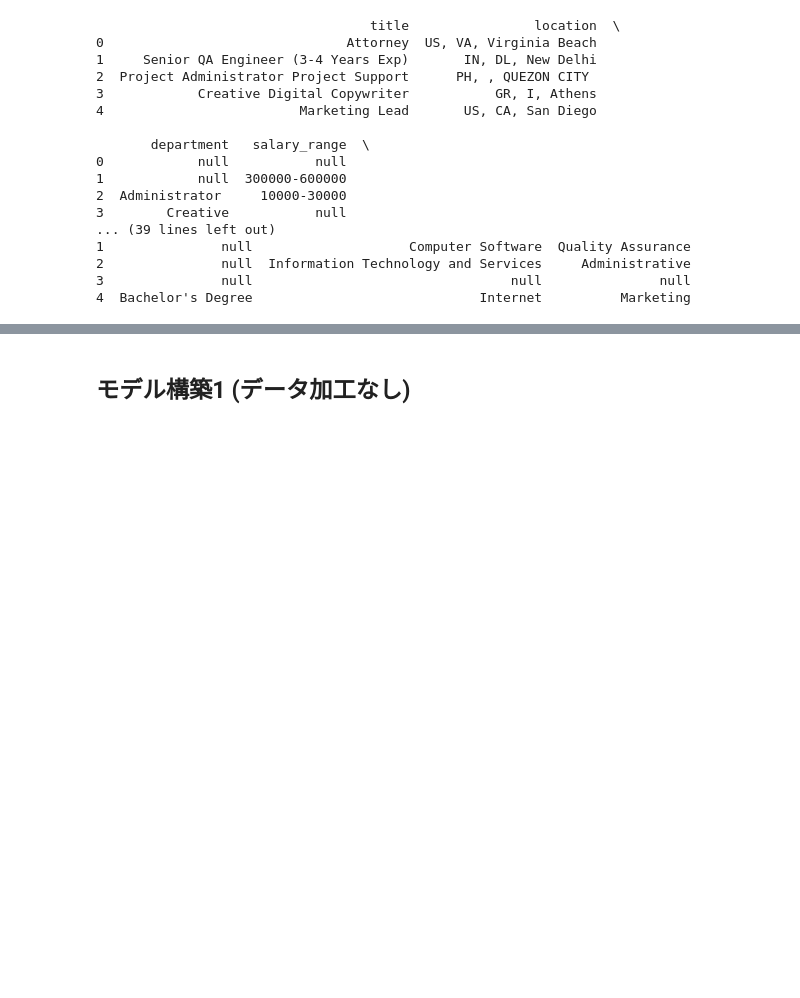
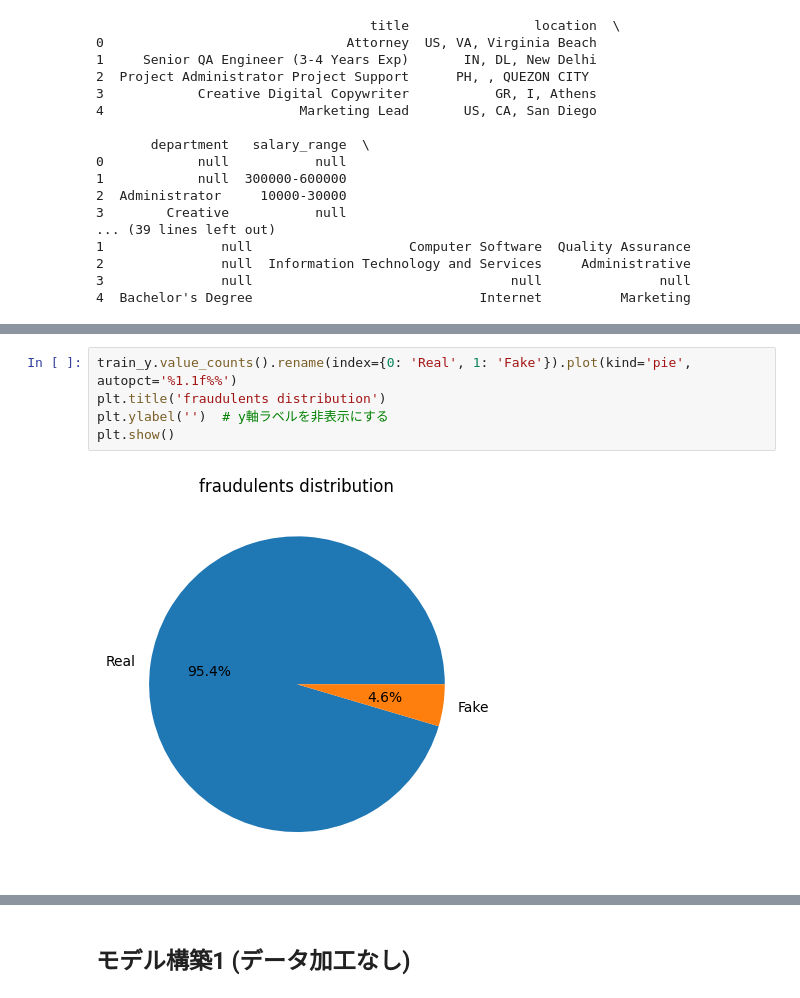
Before and after one commit to AK-8420/FastAPI-AI_vs_User, a Jupyter notebook: XGBoost_test.ipynb, the cells around one changed output, grey strips where cells are left out. Cells and saved outputs as stored; diff of their text form; blank space fills up the shorter version.

```diff
--- a/XGBoost_test.ipynb
+++ b/XGBoost_test.ipynb
@@ -68,0 +91,7 @@ ImportError: matplotlib is required for plotting when the default backend "matpl
+# %%
+train_y.value_counts().rename(index={0: 'Real', 1: 'Fake'}).plot(kind='pie', autopct='%1.1f%%')
+plt.title('fraudulents distribution')
+plt.ylabel('')  # y軸ラベルを非表示にする
+plt.show()
+# %% [output]
+[figure, added]
```
Also changed, not shown: parts of 15 cells of this notebook.
